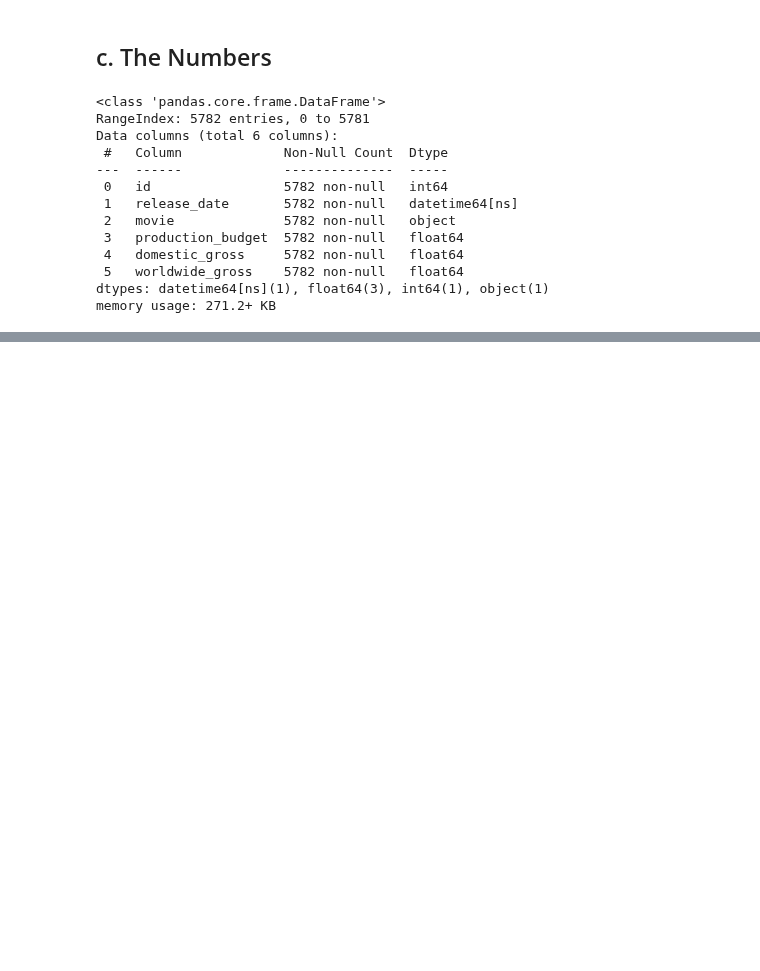
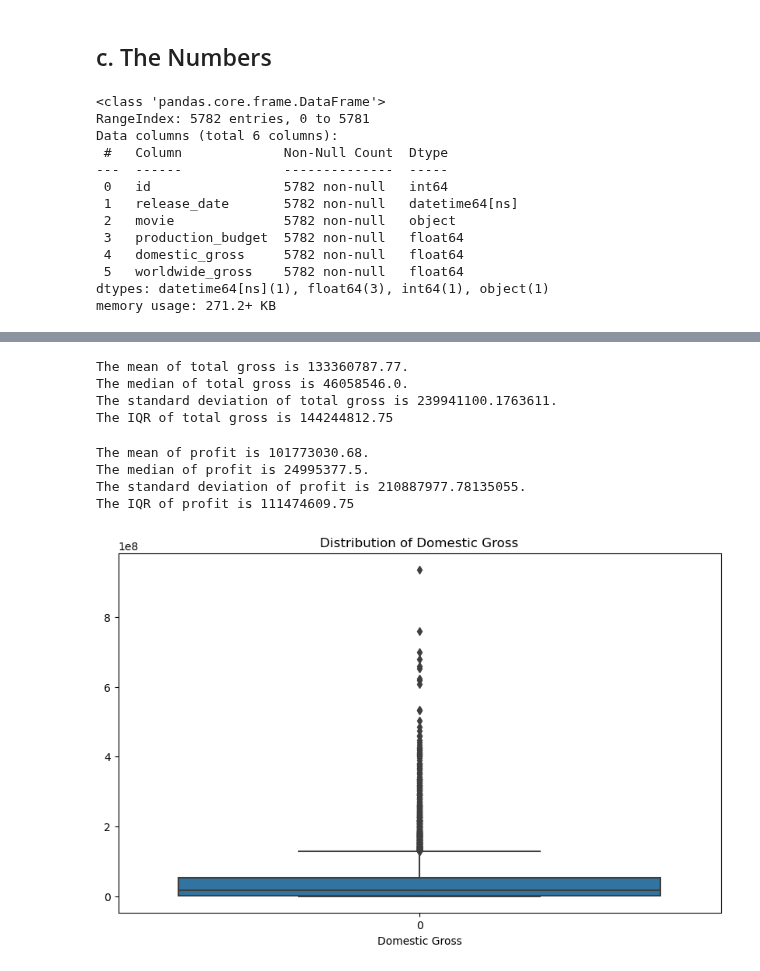
Before and after one commit to mbuvimuia/BoxOfficeInsights-MicrosoftStudio, a Jupyter notebook: student.ipynb, the cells around one changed output, grey strips where cells are left out. Cells and saved outputs as stored; diff of their text form; code cells hidden in the pictures; blank space fills up the shorter version.

```diff
--- a/student.ipynb
+++ b/student.ipynb
@@ -1050,0 +1408,22 @@ the_number.tail()
+# %%
+#Total Gross
+#Mean
+the_number_total_mean = the_number['total_gross'].mean().round(2)
+#Median
+the_number_total_median = the_number['total_gross'].median()
+#Standard Deviation
+the_number_total_std = the_number['total_gross'].std()
+#IQR(Inter-quartile Range)
+Q1 = the_number['total_gross'].quantile(0.25)
+Q3 = the_number['total_gross'].quantile(0.75)
+the_number_total_IQR = Q3 - Q1
+
+print(f'''The mean of total gross is {the_number_total_mean}.
+The median of total gross is {the_number_total_median}.
+The standard deviation of total gross is {the_number_total_std}.
+The IQR of total gross is {the_number_total_IQR}''')
+# %% [output]
+The mean of total gross is 133360787.77.
+The median of total gross is 46058546.0.
+The standard deviation of total gross is 239941100.1763611.
+The IQR of total gross is 144244812.75
@@ -1050,0 +1445,22 @@ the_number.tail()
+# %%
+#Profit
+#Mean
+the_number_profit_mean = the_number['profit'].mean().round(2)
+#Median
+the_number_profit_median = the_number['profit'].median()
+#Standard Deviation
+the_number_profit_std = the_number['profit'].std()
+#IQR(Inter-quartile Range)
+Q1 = the_number['profit'].quantile(0.25)
+Q3 = the_number['profit'].quantile(0.75)
+the_number_profit_IQR = Q3 - Q1
+
+print(f'''The mean of profit is {the_number_profit_mean}.
+The median of profit is {the_number_profit_median}.
+The standard deviation of profit is {the_number_profit_std}.
+The IQR of profit is {the_number_profit_IQR}''')
+# %% [output]
+The mean of profit is 101773030.68.
+The median of profit is 24995377.5.
+The standard deviation of profit is 210887977.78135055.
+The IQR of profit is 111474609.75
@@ -1050,0 +1481,14 @@ the_number.tail()
+# %%
+# Create visualizations to show the distribution of the domestic_gross, worldwide_gross, total_gross and profit columns
+#import the necessary libraries
+import matplotlib.pyplot as plt
+import seaborn as sns
+
+#Create a boxplot to show the distribution of the domestic_gross column
+plt.figure(figsize=(10, 6))
+sns.boxplot(the_number['domestic_gross'])
+plt.title('Distribution of Domestic Gross')
+plt.xlabel('Domestic Gross')
+plt.show()
+# %% [output]
+[figure, added]
```
Also changed, not shown: parts of 60 cells of this notebook.
